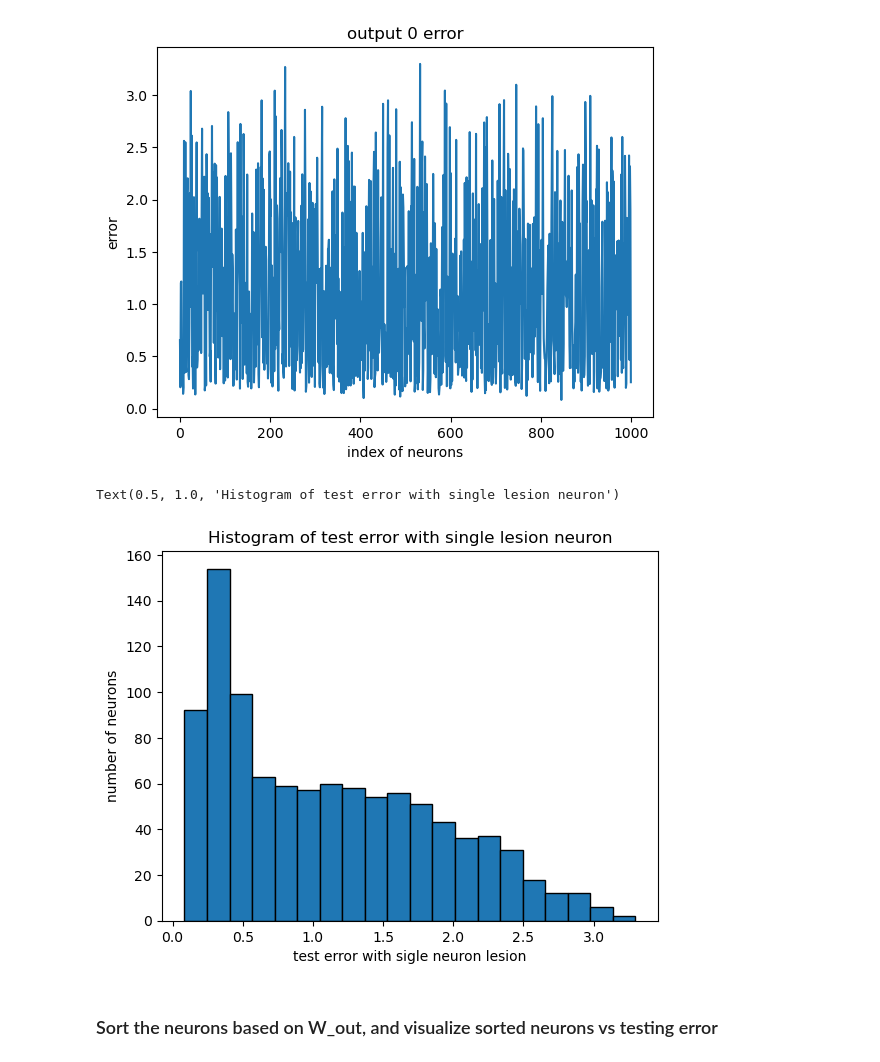
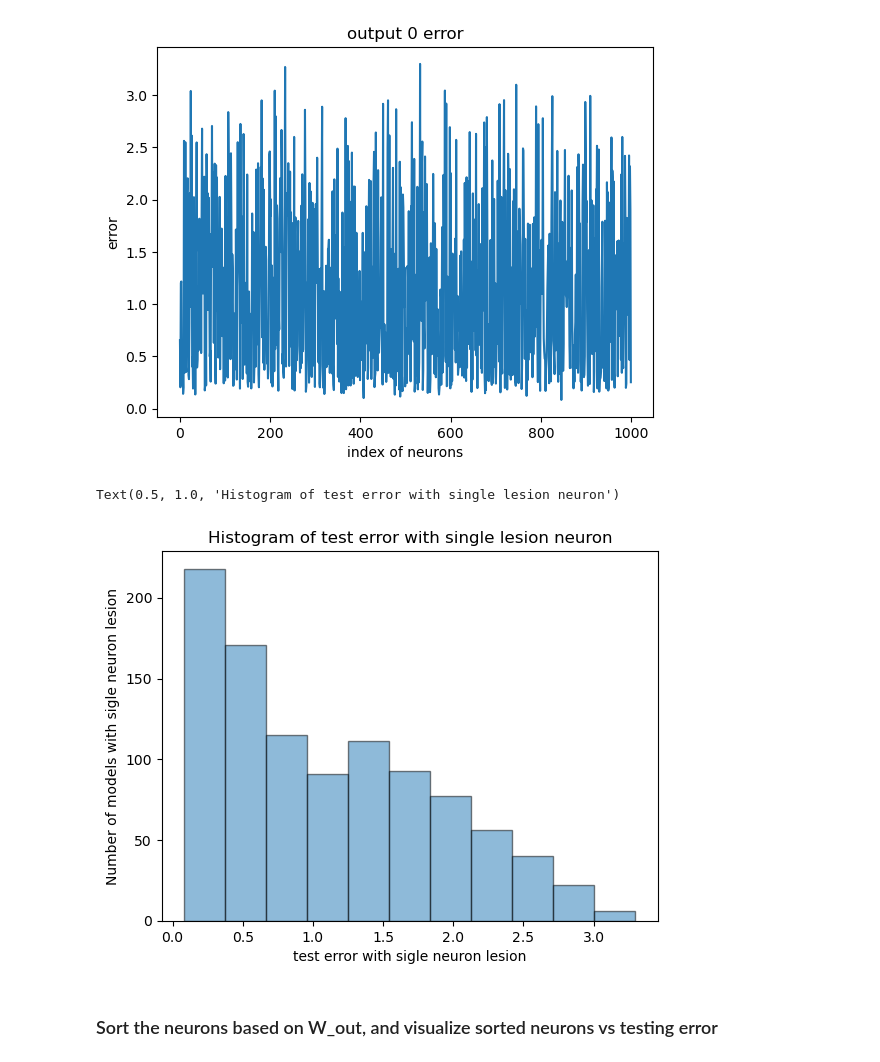
Before and after one commit to Noahkong12/TriceratopsWithLesion, a Jupyter notebook: ESN-WM/plot_weights_and_internals.ipynb, the cells around one changed output. Cells and saved outputs as stored; diff of their text form; code cells hidden in the pictures.

```diff
--- a/ESN-WM/plot_weights_and_internals.ipynb
+++ b/ESN-WM/plot_weights_and_internals.ipynb
@@ -155,13 +155,13 @@ plt.title('output 0 error')
 Text(0.5, 1.0, 'output 0 error')
 [figure]
 # %%
-plt.hist(error_wholes, bins=20, edgecolor='black')  # bins define the number of intervals in the histogram
+plt.hist(error_wholes, bins=11, edgecolor='black', alpha=0.5)  # bins define the number of intervals in the histogram
 plt.xlabel('test error with sigle neuron lesion')
-plt.ylabel('number of neurons')
+plt.ylabel('Number of models with sigle neuron lesion')
 plt.title('Histogram of test error with single lesion neuron')
 # %% [output]
 Text(0.5, 1.0, 'Histogram of test error with single lesion neuron')
-[figure, old version]
+[figure, new version]
 # %% [markdown]
 ### Sort the neurons based on W_out, and visualize sorted neurons vs testing error
 # %%
```
Also changed, not shown: parts of 2 cells of this notebook, 1 other file.
